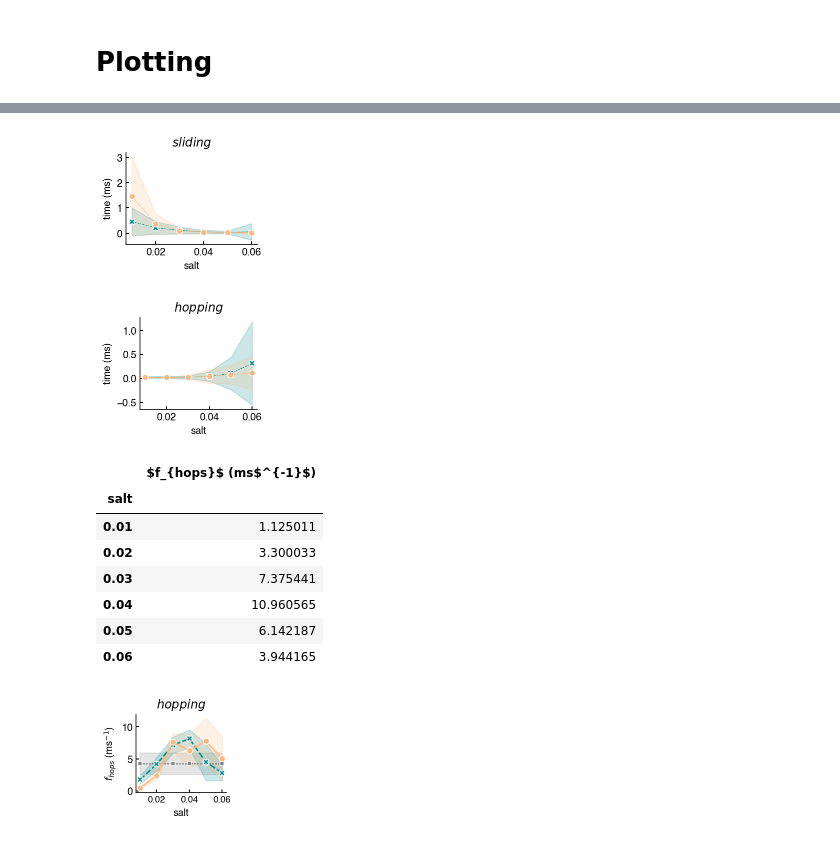
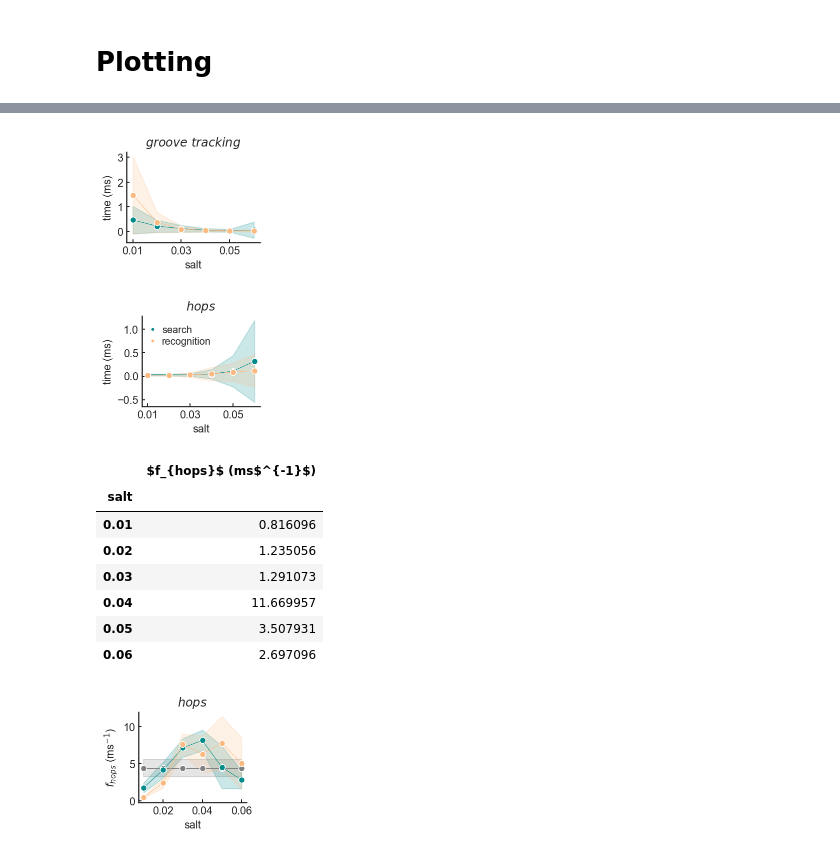
Before and after one commit to mallu2/CG_analysis, a Jupyter notebook: analysis_sliding_and_hopping.ipynb, the cells around one changed output, grey strips where cells are left out. Drawn from its saved outputs; the diff is of its cells as text; code cells hidden in the pictures.

Commit message:
Changed plotting

```diff
--- a/analysis_sliding_and_hopping.ipynb
+++ b/analysis_sliding_and_hopping.ipynb
@@ -32,6 +32,9 @@ import seaborn as sns
 import time
 import itertools
 import sqlite3
+sns.set_context("paper")
+sns.set(font_scale=0.9)
+sns.set_style("white")
 # %%
 "Some colorbrewer colors you can use."
 p1 = np.array([224/256, 236/256, 244/256, 1])
@@ -1924,7 +2312,7 @@ data=dimer_slides[dimer_slides['distance (bp)'] < 20]
 #sns.stripplot(data=data,x='salt',y='distance (bp)',hue='protein',dodge=0.1\
 #              ,linewidth=0.5,alpha=0.6,palette=[o2,g2],size=3.5)
 sns.lineplot(data=data,x='salt',y='time (ms)',hue='protein'\
-              ,linewidth=0.5,palette=['darkcyan',o2],style="protein",markers=True,ci='sd',hue_order=['recognition conformation','search conformation'])
+              ,linewidth=0.5,palette=['darkcyan',o2],style=None,marker='o',ci='sd',hue_order=['recognition conformation','search conformation'])
 plt.legend(title='conformation',edgecolor='white',loc='upper left',bbox_to_anchor=(0.57, 1.15),
            markerscale=0.6,fontsize=9,ncol=1,labelspacing=0.2,handlelength=0.3)
 plt.legend([],[], frameon=False)
@@ -1939,12 +2327,12 @@ plt.tick_params(
     width = 1,
     length = 3, color='k',direction ='in')
 sns.despine()
-plt.title('$sliding$')
+plt.title('$groove\ tracking$',fontsize=12)
 #plt.yticks([0,1,2,3,4,5],[0,1,2,3,4,5],fontsize=9)
 #plt.xticks(fontsize=9)
 #plt.ylabel(fontsize = 9)
 #plt.xlabel('Salt', fontsize = 9)
-#plt.ylim(-0.02,0.1)
+plt.xticks([0.01,0.03,0.05],[0.01,0.03,0.05])
 plt.tight_layout()
 plt.savefig("/Users/mallu899/Mirror/projects/lacI_CG_master/LacI_CG_Draft/Figures/version10/Figure4/sliding_time.png",dpi=300,transparent=True)
 
@@ -1954,10 +2342,10 @@ fig=plt.subplots(figsize = (2.5,2.2))
 #sns.violinplot(data=dimer_hops,x='salt',y='time (ms)',hue='protein',dodge=0.1,\
 #             palette=[o2,g2])
 sns.lineplot(data=dimer_hops,x='salt',y='time (ms)',hue='protein'\
-              ,linewidth=0.5,palette=['darkcyan',o2],style="protein",markers=True,ci='sd',hue_order=['recognition conformation','search conformation'])
-plt.legend(title='conformation',edgecolor='white',loc='upper left',bbox_to_anchor=(0.17, 1.15),
-           markerscale=0.6,fontsize=9,ncol=1,labelspacing=0.2,handlelength=0.3)
-plt.legend([],[], frameon=False)
+              ,linewidth=0.5,palette=['darkcyan',o2],style=None,marker='o',ci='sd',hue_order=['recognition conformation','search conformation'])
+plt.legend(['search','recognition'],edgecolor='white',loc='upper left',bbox_to_anchor=(0., 1.),
+           markerscale=0.6,fontsize=10,ncol=1,labelspacing=0.2,handlelength=0.3)
+#plt.legend([],[], frameon=False)
 plt.tick_params(
     axis='both',          # changes apply to the x-axis
     which='both',      # both major and minor ticks are affected
@@ -1970,16 +2358,16 @@ plt.tick_params(
     length = 3, color='k',direction ='in')
 sns.despine()
 #plt.ylim(-0.02,0.1)
-plt.title('$hopping$',fontsize=12)
-#plt.yticks([0,1,2,3,4,5],[0,1,2,3,4,5],fontsize=9)
+plt.title('$hops$',fontsize=12)
+plt.xticks([0.01,0.03,0.05],[0.01,0.03,0.05])
 #plt.xticks(fontsize=9)
 #plt.ylabel(fontsize = 9)
 #plt.xlabel('Salt', fontsize = 9)
 plt.tight_layout()
-plt.savefig("/Users/mallu899/Mirror/projects/lacI_CG_master/LacI_CG_Draft/Figures/version10/Figure4/hopping_time.png",dpi=300,transparent=True)
+plt.savefig("/Users/mallu899/Mirror/projects/lacI_CG_master/LacI_CG_Draft/Figures/version10/Figure4/hopping_time_legend.png",dpi=300,transparent=True)
 # %% [output]
-[figure, old version]
+[figure, new version]
-[figure, old version]
+[figure, new version]
 # %%
 #list of lists with time in 1D diffusion
 d1_S=[d1S001_sum['time (ms)'],d1S002_sum['time (ms)'],d1S003_sum['time (ms)'],\
@@ -2061,41 +2449,41 @@ absolute_zscore = np.abs(zscore(all_exp['$f_{hops}$ (ms$^{-1}$)']))
 filter_outlierers = (absolute_zscore < 3)
 all_exp_no_outlieres= all_exp[filter_outlierers]
 # %%
-hopping_f.groupby('salt').mean()
+hopping_f.groupby('salt').std()
 # %% [output]
 |  | $f_{hops}$ (ms$^{-1}$) |
 | salt |  |
-| 0.01 | 1.125011 |
-| 0.02 | 3.300033 |
-| 0.03 | 7.375441 |
-| 0.04 | 10.960565 |
-| 0.05 | 6.142187 |
-| 0.06 | 3.944165 |
+| 0.01 | 0.816096 |
+| 0.02 | 1.235056 |
+| 0.03 | 1.291073 |
+| 0.04 | 11.669957 |
+| 0.05 | 3.507931 |
+| 0.06 | 2.697096 |
 # %%
-fig=plt.subplots(figsize = (2.2,2.))
-g=sns.lineplot(x='salt',y='$f_{hops}$ (ms$^{-1}$)',hue='conformation',data=all_exp_no_outlieres\
-            ,palette=['grey','darkcyan',o2],style="conformation",markers=True,ci='sd', hue_order=['experimental','recognition','search'])
+fig=plt.subplots(figsize = (2.5,2.2))
+g=sns.lineplot(x='salt',y='$f_{hops}$ (ms$^{-1}$)',hue='conformation',data=all_exp_no_outlieres,linewidth=0.5\
+            ,palette=['grey','darkcyan',o2],style=None,marker='o',ci='sd', hue_order=['experimental','recognition','search'])
 
 plt.legend(title='conformation',edgecolor='white',loc='upper left',bbox_to_anchor=(0.57, 1.15),
            markerscale=0.6,fontsize=9,ncol=1,labelspacing=0.2,handlelength=0.3)
-plt.title('$hopping$',fontsize=12)
+plt.title('$hops$',fontsize=12)
 plt.tick_params(
     axis='both',          # changes apply to the x-axis
     which='both',      # both major and minor ticks are affected
     bottom=True,      # ticks along the bottom edge are off
     top=False,         # ticks along the top edge are off
     labelbottom=True,
     labeltop = False,
     right=False, left=True, labelleft=True,labelsize='medium',
     width = 1,
     length = 3, color='k',direction ='in')
 sns.despine()
 #plt.yticks([0,1,2,3,4,5],[0,1,2,3,4,5],fontsize=9)
-plt.xticks(fontsize=9)
+#plt.xticks(fontsize=9)
 #b=sns.lineplot(x='salt',y='$f_{hops}$ (ms$^{-1}$)',data=exp,alpha=0.7,color='grey')
 g.legend([],[], frameon=False)
 #plt.ylim(0.005,17)
 plt.tight_layout()
 plt.savefig("/Users/mallu899/Mirror/projects/lacI_CG_master/LacI_CG_Draft/Figures/version10/Figure4/hopping_freq_norm.png",dpi=300,transparent=True)
 # %% [output]
-[figure, old version]
+[figure, new version]
```
Also changed, not shown: parts of 64 cells of this notebook.
